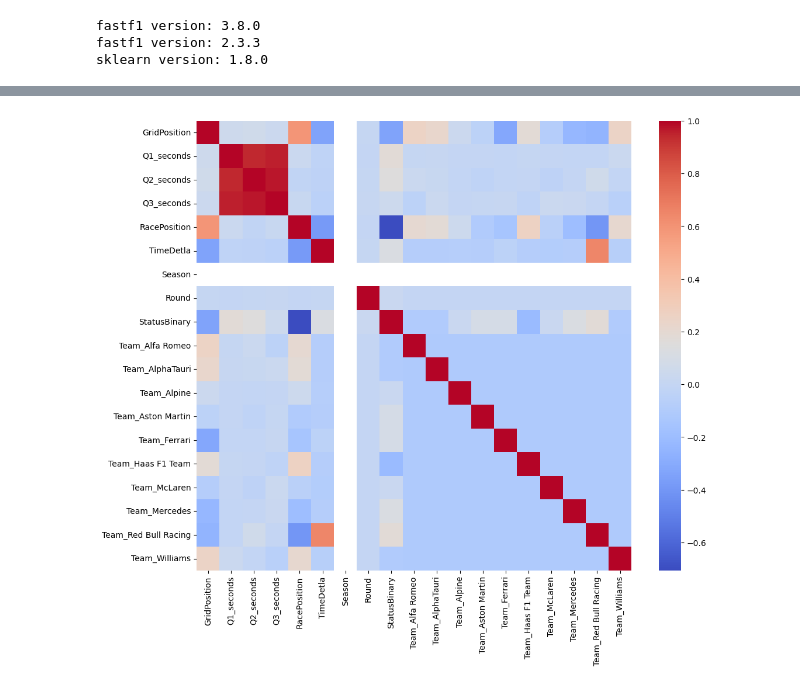
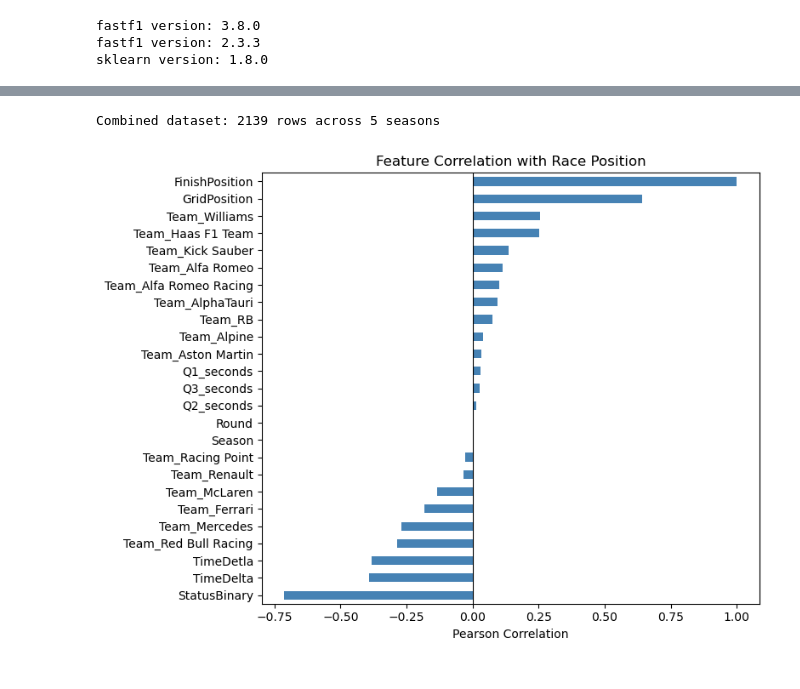
Before and after one commit to JohanRamirez2022/F1-Driver-Race-Position-Predictor, a Jupyter notebook: F1.ipynb, the cells around one changed output, grey strips where cells are left out. Drawn from its saved outputs; the diff is of its cells as text; code cells hidden in the pictures.

```diff
--- a/F1.ipynb
+++ b/F1.ipynb
@@ -149,28 +235,45 @@ RateLimitExceededError: any API: 500 calls/h
+# %%
+
+# Load and combine all seasons
+years = range(2020, 2025)  # 2020-2024
+dfs = [pd.read_csv(f'data/f1_{year}.csv') for year in years]
+
+combined = pd.concat(dfs, ignore_index=True)
+combined = combined.sort_values(['Season', 'Round']).reset_index(drop=True)
+
+
+combined.to_csv('data/f1_2020_2024.csv', index=False)
+print(f"Combined dataset: {len(combined)} rows across {combined['Season'].nunique()} seasons")
+# %% [output]
+Combined dataset: 2139 rows across 5 seasons
 # %%
 import seaborn as sns
 import matplotlib.pyplot as plt
 
-df = pd.read_csv('data/f1_2023.csv')
+
+df = pd.read_csv('data/f1_2020_2024.csv')
 
 df["StatusBinary"] = df["Status"].eq("Finished").astype(int)
 
 df_fin = df[df["Status"] == "Finished"].copy()
 
 df = df.drop(columns = ['Time', 'Podium', 'Points', 'Status', 'DriverNumber'])
 
 
 
 team_dummies = pd.get_dummies(df["TeamName"], prefix="Team")
 
 df_numeric = pd.concat([df.drop(columns=['TeamName', 'FullName', 'EventName']), team_dummies], axis = 1)
 
 df_numeric.head()
 
-corr_matrix = df_numeric.corr()
-print(corr_matrix)
+corr_matrix = df_numeric.corr()['RacePosition'].drop('RacePosition').sort_values()
 
-plt.figure(figsize = (12,10))
-sns.heatmap(corr_matrix, annot=False, cmap='coolwarm')
-plt.savefig('2023Races_Corr_Matrix.png')
+corr_matrix.plot(kind='barh', figsize=(8, 6), color='steelblue')
+plt.axvline(0, color='black', linewidth=0.8)
+plt.title('Feature Correlation with Race Position')
+plt.xlabel('Pearson Correlation')
+plt.tight_layout()
+plt.show()
 # %% [output]
-[figure, old version]
+[figure, new version]
```
Also changed, not shown: parts of 10 cells of this notebook, 6 other files.
